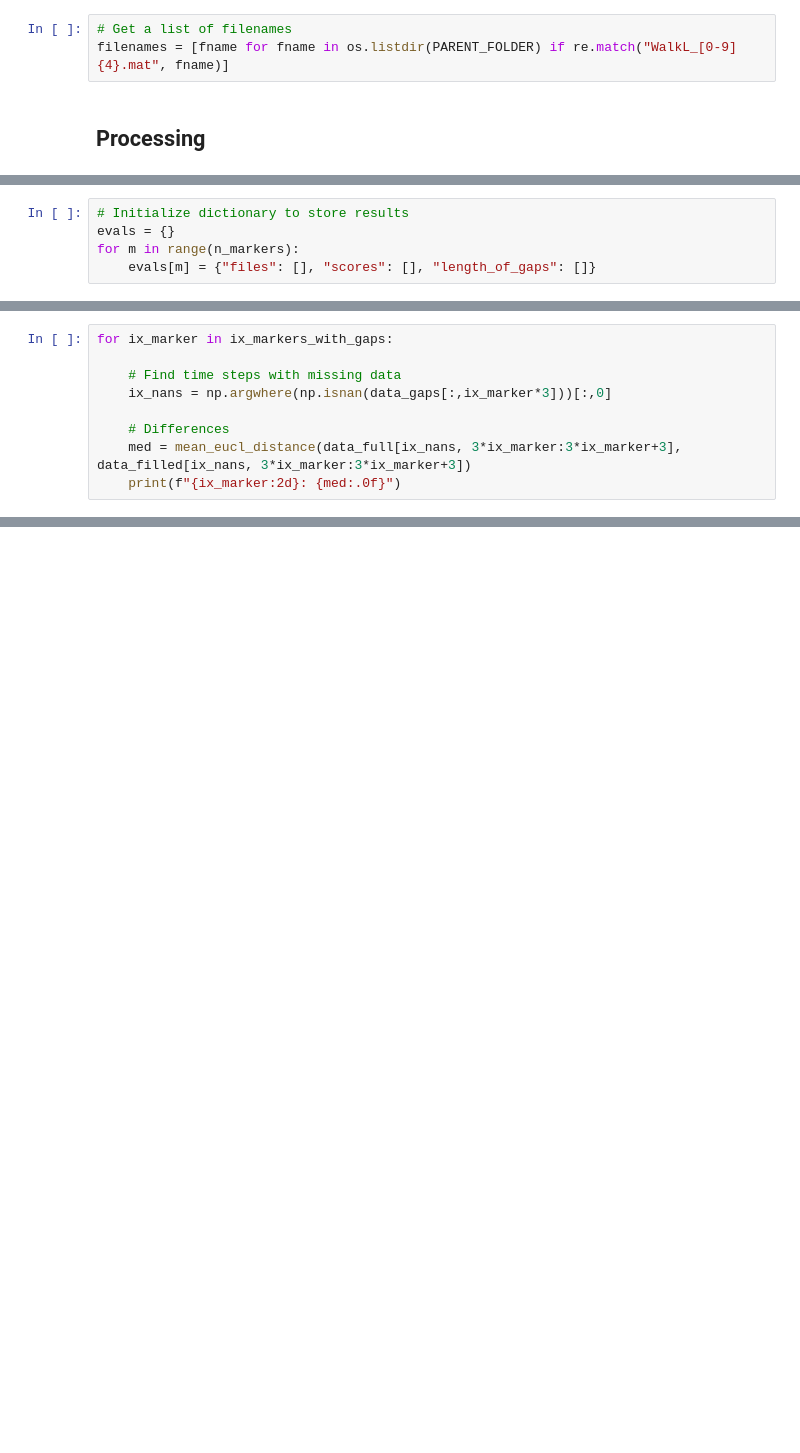
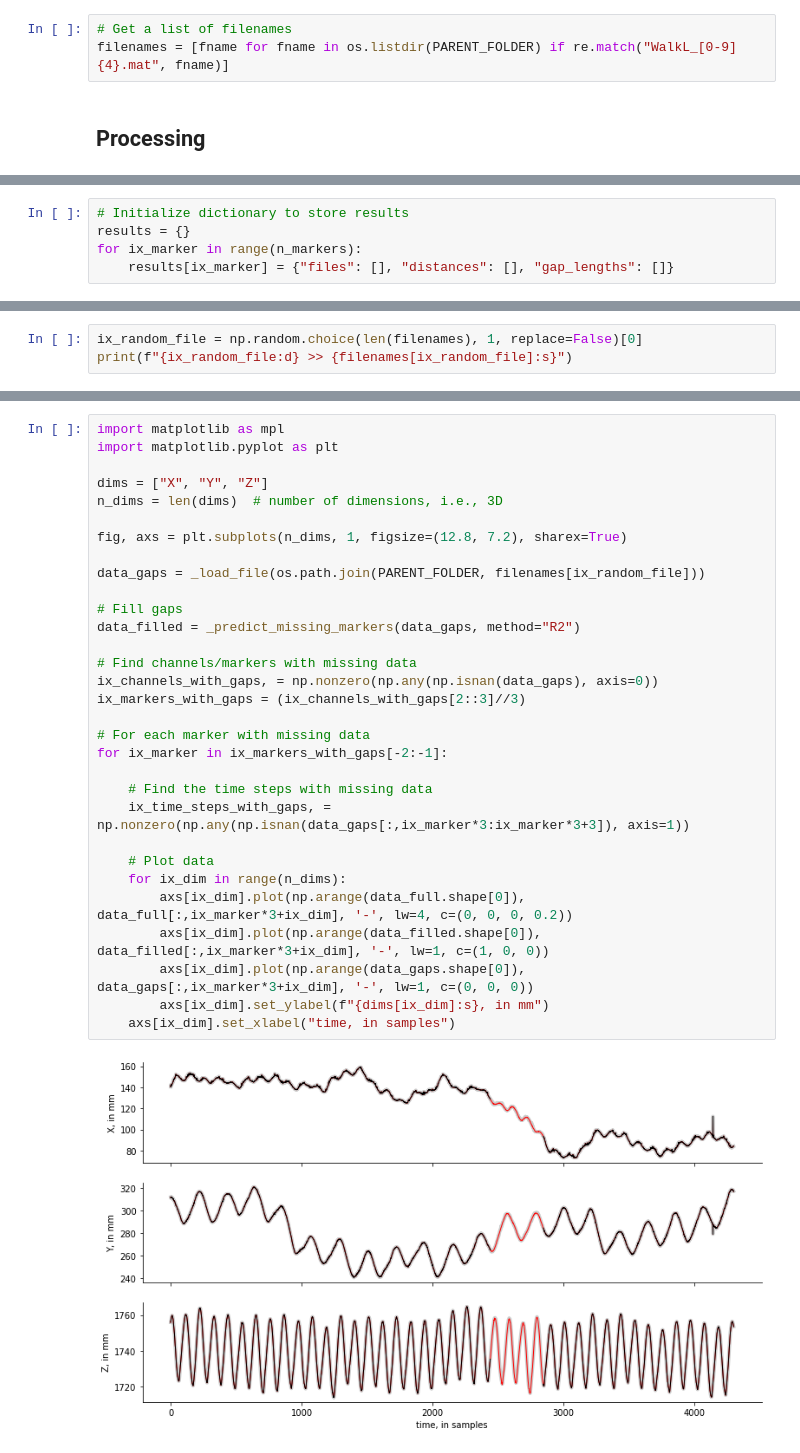
Before and after one commit to neurogeriatricskiel/pymocap, a Jupyter notebook: test_preprocessing.ipynb, the cells around one changed output, grey strips where cells are left out. Saved outputs shown, nothing was run; the diff lists cells and outputs as text; blank space fills up the shorter version.

```diff
--- a/test_preprocessing.ipynb
+++ b/test_preprocessing.ipynb
@@ -72,5 +80,5 @@ Number of markers: 37
 # %%
 # Initialize dictionary to store results
-evals = {}
-for m in range(n_markers):
-    evals[m] = {"files": [], "scores": [], "length_of_gaps": []}
+results = {}
+for ix_marker in range(n_markers):
+    results[ix_marker] = {"files": [], "distances": [], "gap_lengths": []}
@@ -138,9 +117,0 @@ with the superscript, $^{(m)}$, denoting the $m$-th marker, the subscript, $_{i}
-# %%
-for ix_marker in ix_markers_with_gaps:
-
-    # Find time steps with missing data
-    ix_nans = np.argwhere(np.isnan(data_gaps[:,ix_marker*3]))[:,0]
-
-    # Differences
-    med = mean_eucl_distance(data_full[ix_nans, 3*ix_marker:3*ix_marker+3], data_filled[ix_nans, 3*ix_marker:3*ix_marker+3])
-    print(f"{ix_marker:2d}: {med:.0f}")
@@ -183,0 +120,3 @@ fig.show()
+# %%
+ix_random_file = np.random.choice(len(filenames), 1, replace=False)[0]
+print(f"{ix_random_file:d} >> {filenames[ix_random_file]:s}")
@@ -183,0 +125,33 @@ fig.show()
+# %%
+import matplotlib as mpl
+import matplotlib.pyplot as plt
+
+dims = ["X", "Y", "Z"]
+n_dims = len(dims)  # number of dimensions, i.e., 3D
+
+fig, axs = plt.subplots(n_dims, 1, figsize=(12.8, 7.2), sharex=True)
+
+data_gaps = _load_file(os.path.join(PARENT_FOLDER, filenames[ix_random_file]))
+
+# Fill gaps
+data_filled = _predict_missing_markers(data_gaps, method="R2")
+
+# Find channels/markers with missing data
+ix_channels_with_gaps, = np.nonzero(np.any(np.isnan(data_gaps), axis=0))
+ix_markers_with_gaps = (ix_channels_with_gaps[2::3]//3)
+
+# For each marker with missing data
+for ix_marker in ix_markers_with_gaps[-2:-1]:
+
+    # Find the time steps with missing data
+    ix_time_steps_with_gaps, = np.nonzero(np.any(np.isnan(data_gaps[:,ix_marker*3:ix_marker*3+3]), axis=1))
+
+    # Plot data
+    for ix_dim in range(n_dims):
+        axs[ix_dim].plot(np.arange(data_full.shape[0]), data_full[:,ix_marker*3+ix_dim], '-', lw=4, c=(0, 0, 0, 0.2))
+        axs[ix_dim].plot(np.arange(data_filled.shape[0]), data_filled[:,ix_marker*3+ix_dim], '-', lw=1, c=(1, 0, 0))
+        axs[ix_dim].plot(np.arange(data_gaps.shape[0]), data_gaps[:,ix_marker*3+ix_dim], '-', lw=1, c=(0, 0, 0))
+        axs[ix_dim].set_ylabel(f"{dims[ix_dim]:s}, in mm")
+    axs[ix_dim].set_xlabel("time, in samples")
+# %% [output]
+[figure, added]
```
Also changed, not shown: parts of 15 cells of this notebook.
